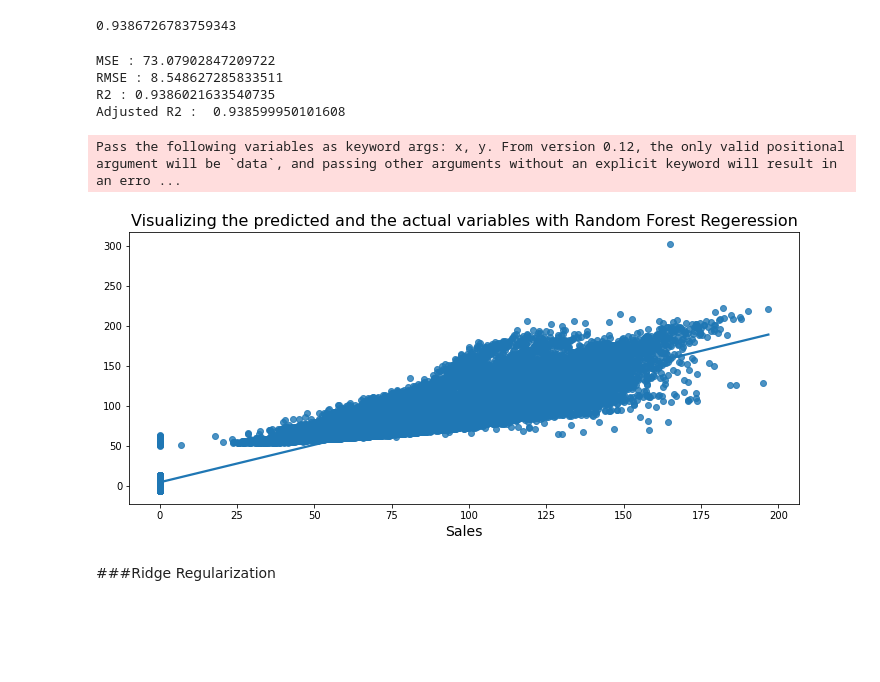
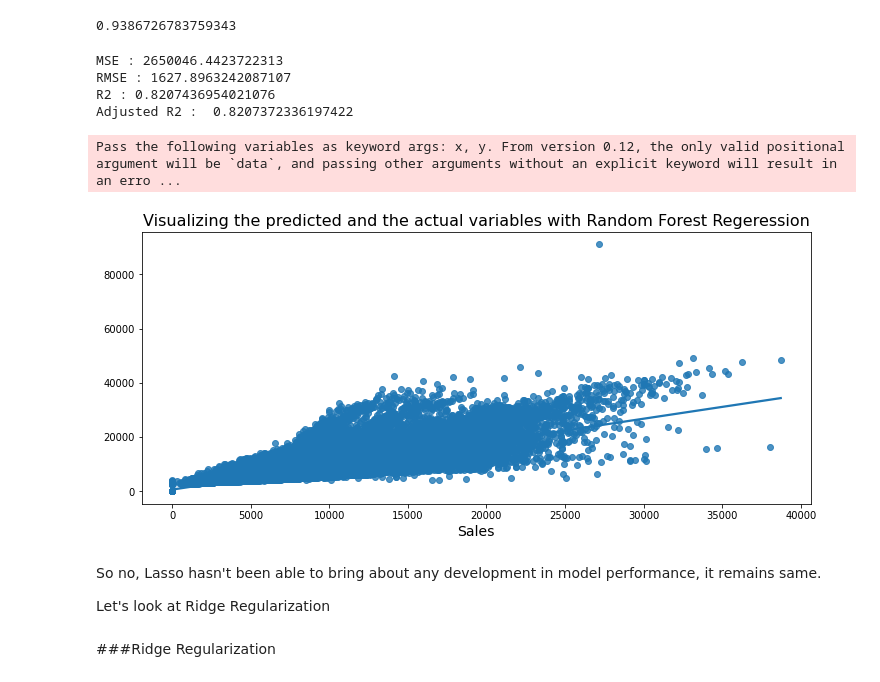
Before and after one commit to cpvivek/Rossman-Sales-Prediction-Machine-Learning-Regression-Model, a Jupyter notebook: Rossmann_Sales_Prediction_Capstone_Project_Vivek_CP.ipynb, the cells around one changed output. Drawn from its saved outputs; the diff is of its cells as text; code cells hidden in the pictures; blank space fills up the shorter version.

```diff
--- a/Rossmann_Sales_Prediction_Capstone_Project_Vivek_CP.ipynb
+++ b/Rossmann_Sales_Prediction_Capstone_Project_Vivek_CP.ipynb
@@ -1123,30 +1105,34 @@ lasso.score(x_train, y_train)
 # %%
 y_pred_l = lasso.predict(x_test)
 # %%
-MSE  = mean_squared_error((y_test), (y_pred_l))
+MSE  = mean_squared_error((y_test)**2, (y_pred_l)**2)
 print("MSE :" , MSE)
 
 RMSE = np.sqrt(MSE)
 print("RMSE :" ,RMSE)
 
-r2 = r2_score((y_test), (y_pred_l))
+r2 = r2_score((y_test)**2, (y_pred_l)**2)#squaring since I had applied square root transformation on Sales
 print("R2 :" ,r2)
-print("Adjusted R2 : ",1-(1-r2_score((y_test), (y_pred_l)))*((x_test.shape[0]-1)/(x_test.shape[0]-x_test.shape[1]-1)))
+print("Adjusted R2 : ",1-(1-r2_score((y_test)**2, (y_pred_l)**2))*((x_test.shape[0]-1)/(x_test.shape[0]-x_test.shape[1]-1)))
 # %% [output]
-MSE : 73.07902847209722
-RMSE : 8.548627285833511
-R2 : 0.9386021633540735
-Adjusted R2 :  0.938599950101608
+MSE : 2650046.4423722313
+RMSE : 1627.8963242087107
+R2 : 0.8207436954021076
+Adjusted R2 :  0.8207372336197422
 # %%
 #ploting the outputs
 plt.figure(figsize=(12, 5))
-sns.regplot((y_test), (y_pred_l))
+sns.regplot((y_test)**2, (y_pred_l)**2)
 plt.title('Visualizing the predicted and the actual variables with Random Forest Regeression', size=16)
 plt.xlabel('Sales', size=14)
 plt.show()
 # %% [output]
 Pass the following variables as keyword args: x, y. From version 0.12, the only valid positional argument will be `data`, and passing other arguments without an explicit keyword will result in an erro ...
-[figure, old version]
+[figure, new version]
+# %% [markdown]
+So no, Lasso hasn't been able to bring about any development in model performance, it remains same.
+
+Let's look at Ridge Regularization
 # %%
 from sklearn.model_selection import GridSearchCV
 # %%
```
Also changed, not shown: parts of 109 cells of this notebook.
